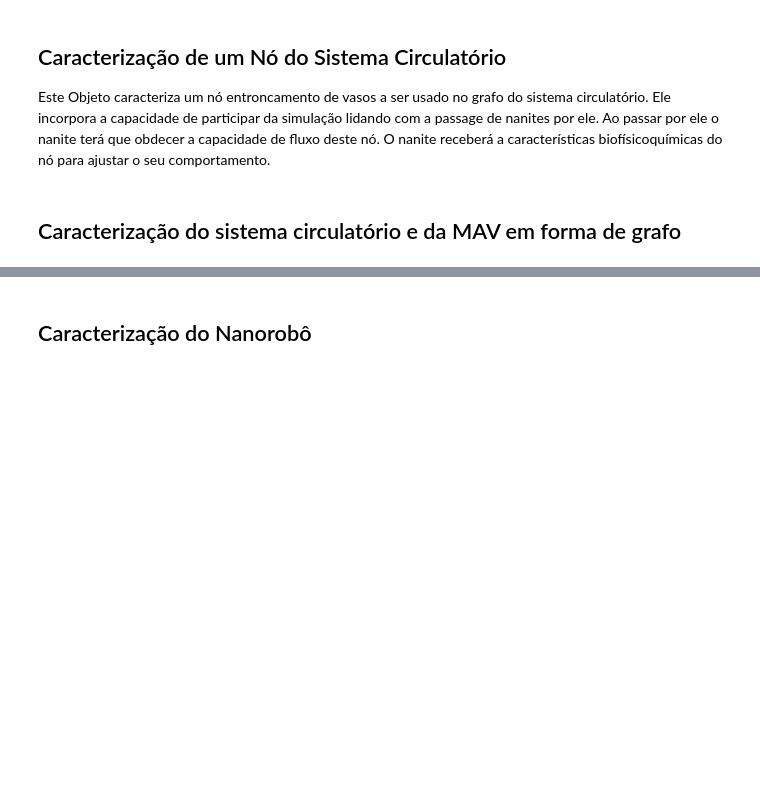
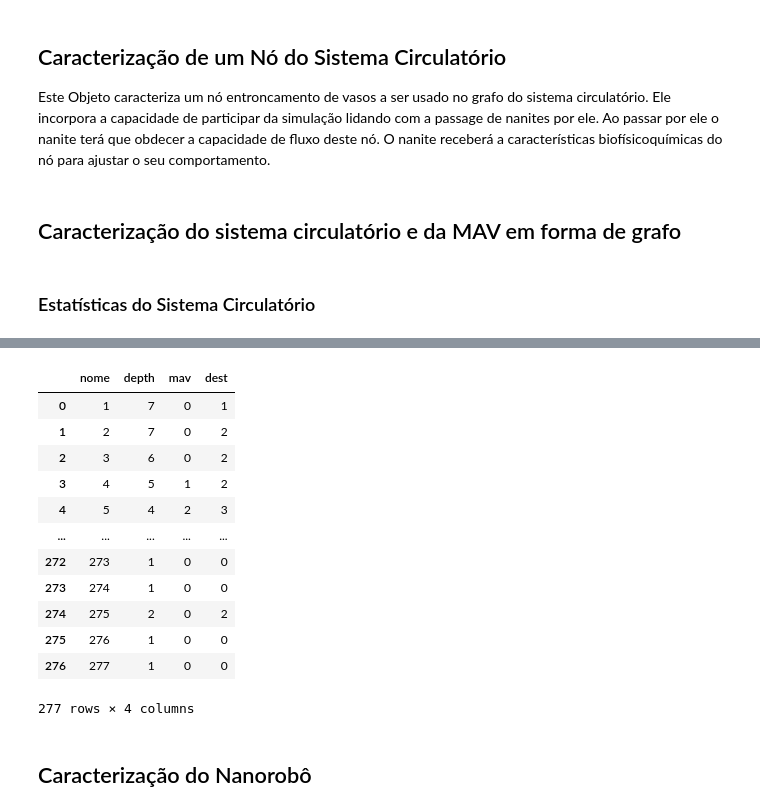
Before and after one commit to labase/nanite, a Jupyter notebook: src/ipnb/Nanite_Graph.ipynb, the cells around one changed output, grey strips where cells are left out. Drawn from its saved outputs; the diff is of its cells as text; code cells hidden in the pictures; blank space fills up the shorter version.

```diff
--- a/src/ipnb/Nanite_Graph.ipynb
+++ b/src/ipnb/Nanite_Graph.ipynb
@@ -243,3 +243,27 @@ class Mav(nx.Graph):
         nx.draw(self, with_labels=True, node_color=values)
         #  #draws the networkx graph containing nodes which are declared till before
         plt.show()  # displays the networkx graph on matplotlib canvas
+# %% [markdown]
+### Estatísticas do Sistema Circulatório
+# %%
+def show_mav(build_mav=False, env=None, entry=8):
+        entry_point = simpy.Resource(env, entry)
+        """capacidade de vazão da agulha injetora"""
+        mav = Mav(entry=entry_point)
+        # random.seed(43)
+        mav.build() if build_mav else None
+        mav = nx.read_gpickle(VASE_FILE)
+        """representação da má formação"""
+        mav.load(env=env)
+        nodes = [(node, mav.nodes[node][NODEINFO].depth,
+                  mav.nodes[node][NODEINFO].mav, len(mav.nodes[node][NODEINFO].dest)) for node in mav.nodes]
+        nodes = zip(*nodes)
+        campos ="nome depth mav dest".split()
+        from pandas import DataFrame as DtF
+        df = DtF({campo: valores for campo, valores in zip(campos, nodes)})
+        sns.displot(data=df, hue="depth", x="mav", alpha=0.9, height=2, col="dest")
+        # sns.scatterplot(data=df, x="depth", y="mav") #, hue="dest")
+        return df
+
+show_mav()
+# %% [output]
@@ -246,3 +272,16 @@ class Mav(nx.Graph):
+|  | nome | depth | mav | dest |
+| 0 | 1 | 7 | 0 | 1 |
+| 1 | 2 | 7 | 0 | 2 |
+| 2 | 3 | 6 | 0 | 2 |
+| 3 | 4 | 5 | 1 | 2 |
+| 4 | 5 | 4 | 2 | 3 |
+| ... | ... | ... | ... | ... |
+| 272 | 273 | 1 | 0 | 0 |
+| 273 | 274 | 1 | 0 | 0 |
+| 274 | 275 | 2 | 0 | 2 |
+| 275 | 276 | 1 | 0 | 0 |
+| 276 | 277 | 1 | 0 | 0 |
+277 rows × 4 columns
 # %% [markdown]
 ## Caracterização do Nanorobô
 # %%
```
Also changed, not shown: parts of 4 cells of this notebook.
